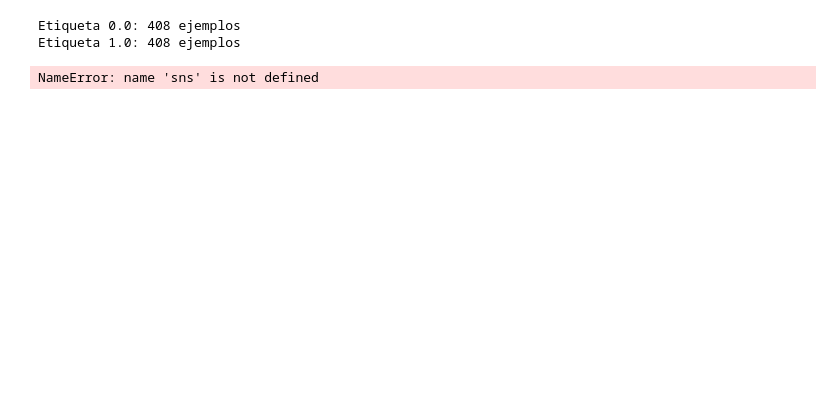
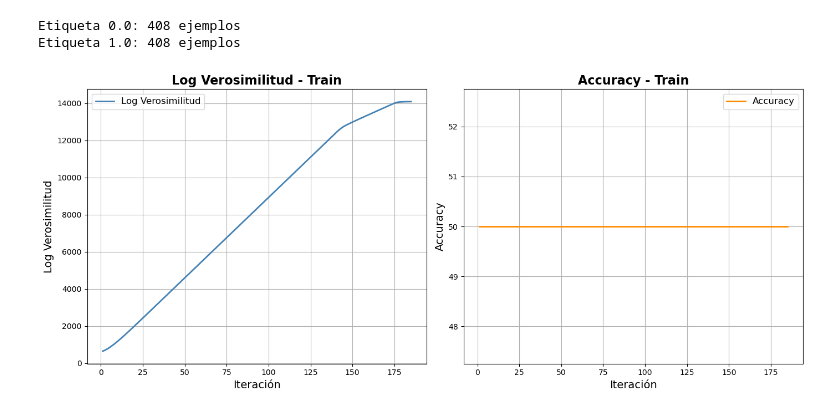
Before and after one commit to seremare9/TP2metodos, a Jupyter notebook: gd.ipynb, the cells around one changed output. Cells and saved outputs as stored; diff of their text form; code cells hidden in the pictures; blank space fills up the shorter version.

```diff
--- a/gd.ipynb
+++ b/gd.ipynb
@@ -482,14 +618,12 @@ def sigmoid(z):
 # %%
 def df_w_asc(w, b, i, d):
-    z = i @ w + b
-    f = sigmoid(z)
+    f = fwb_asc(i,w,b)
     error = f - d
     grad_w = i.T @ error
     return grad_w
 # %%
 def df_b_asc(w, b, i, d):
-    z = i @ w + b
-    f = sigmoid(z)
+    f = fwb_asc(i,w,b)
     error = f - d
     grad_b = np.sum(error)
     return grad_b
@@ -608,22 +738,52 @@ Etiqueta 1.0: 408 ejemplos
 # %%
 # sns.set_style("whitegrid")
 # fig, axes = plt.subplots(1, 2, figsize=(14, 6))
 
 # # Error cuadrático
 # sns.lineplot(x=np.arange(1, len(valores_logv_train)+1), y=valores_logv_train, ax=axes[0], color='steelblue', linewidth=2, label='Log Verosimilitud')
 # axes[0].set_title('Log Verosimilitud - Train', fontsize=16, weight='bold')
 # axes[0].set_xlabel('Iteración', fontsize=14)
 # axes[0].set_ylabel('Log Verosimilitud', fontsize=14)
 # axes[0].legend(fontsize=12)
 
 # # Accuracy
 # sns.lineplot(x=np.arange(1, len(accuracy_train_asc)+1), y=accuracy_train_asc, ax=axes[1], color='darkorange', linewidth=2, label='Accuracy')
 # axes[1].set_title('Accuracy - Train', fontsize=16, weight='bold')
 # axes[1].set_xlabel('Iteración', fontsize=14)
 # axes[1].set_ylabel('Accuracy', fontsize=14)
 # axes[1].legend(fontsize=12)
 
 # plt.tight_layout()
 # plt.show()
+
+import matplotlib.pyplot as plt
+import numpy as np
+
+# Suponiendo que ya tenés:
+# valores_logv_train → lista de log-verosimilitud por iteración
+# accuracy_train_asc → lista de accuracy por iteración
+
+fig, axes = plt.subplots(1, 2, figsize=(14, 6))
+
+# Gráfico de Log Verosimilitud
+axes[0].plot(np.arange(1, len(valores_logv_train)+1), valores_logv_train,
+             color='steelblue', linewidth=2, label='Log Verosimilitud')
+axes[0].set_title('Log Verosimilitud - Train', fontsize=16, weight='bold')
+axes[0].set_xlabel('Iteración', fontsize=14)
+axes[0].set_ylabel('Log Verosimilitud', fontsize=14)
+axes[0].legend(fontsize=12)
+axes[0].grid(True)
+
+# Gráfico de Accuracy
+axes[1].plot(np.arange(1, len(accuracy_train_asc)+1), accuracy_train_asc,
+             color='darkorange', linewidth=2, label='Accuracy')
+axes[1].set_title('Accuracy - Train', fontsize=16, weight='bold')
+axes[1].set_xlabel('Iteración', fontsize=14)
+axes[1].set_ylabel('Accuracy', fontsize=14)
+axes[1].legend(fontsize=12)
+axes[1].grid(True)
+
+plt.tight_layout()
+plt.show()
 # %% [output]
-NameError: name 'sns' is not defined
+[figure, added]
```
Also changed, not shown: parts of 13 cells of this notebook.
